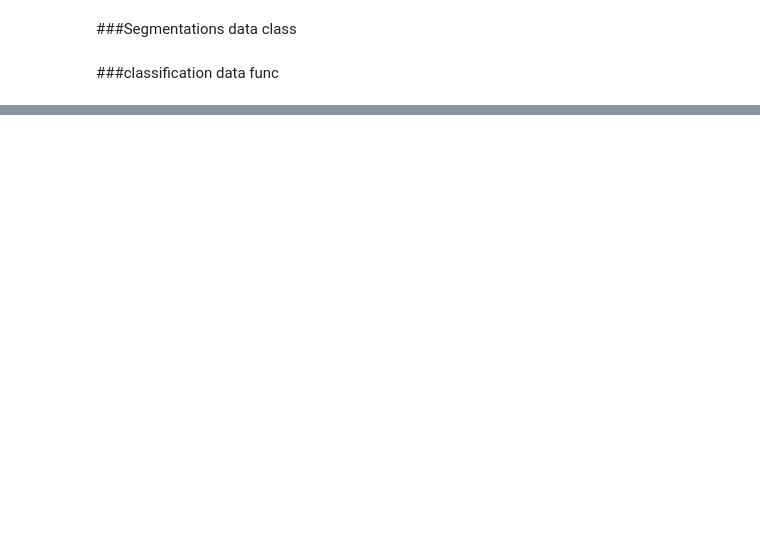
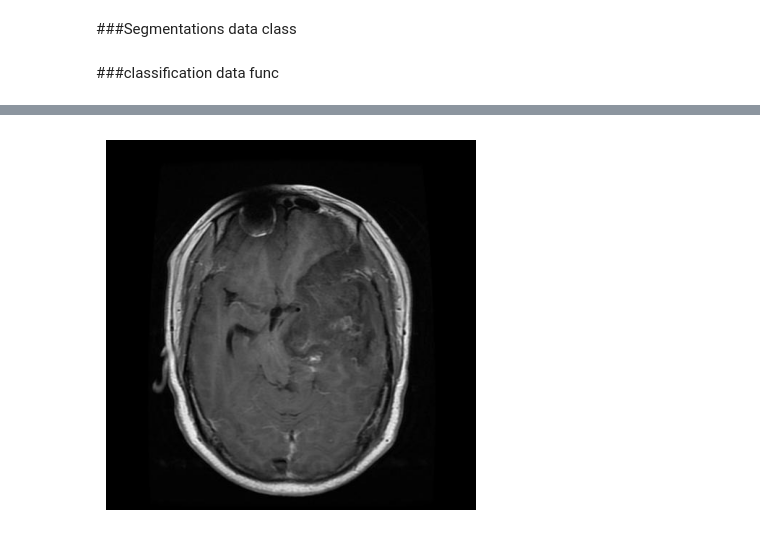
Before and after one commit to imnaimur/cse428, a Jupyter notebook: project/project.ipynb, the cells around one changed output, grey strips where cells are left out. Cells and saved outputs as stored; diff of their text form; code cells hidden in the pictures; blank space fills up the shorter version.

```diff
--- a/project/project.ipynb
+++ b/project/project.ipynb
@@ -148,0 +135,7 @@ plt.show()
+# %%
+img = Image.open(cls_train_dataset.imgs[0][0])
+plt.imshow(img)
+plt.axis("off")
+plt.show()
+# %% [output]
+[figure, added]
```
Also changed, not shown: parts of 6 cells of this notebook.
